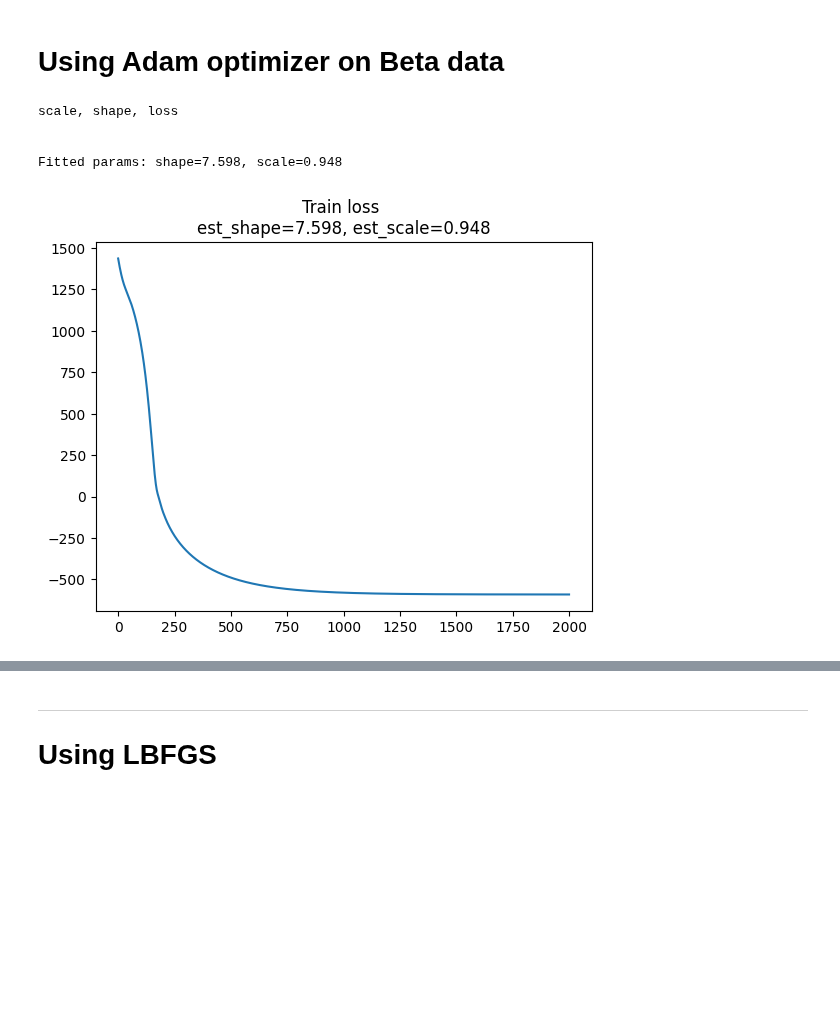
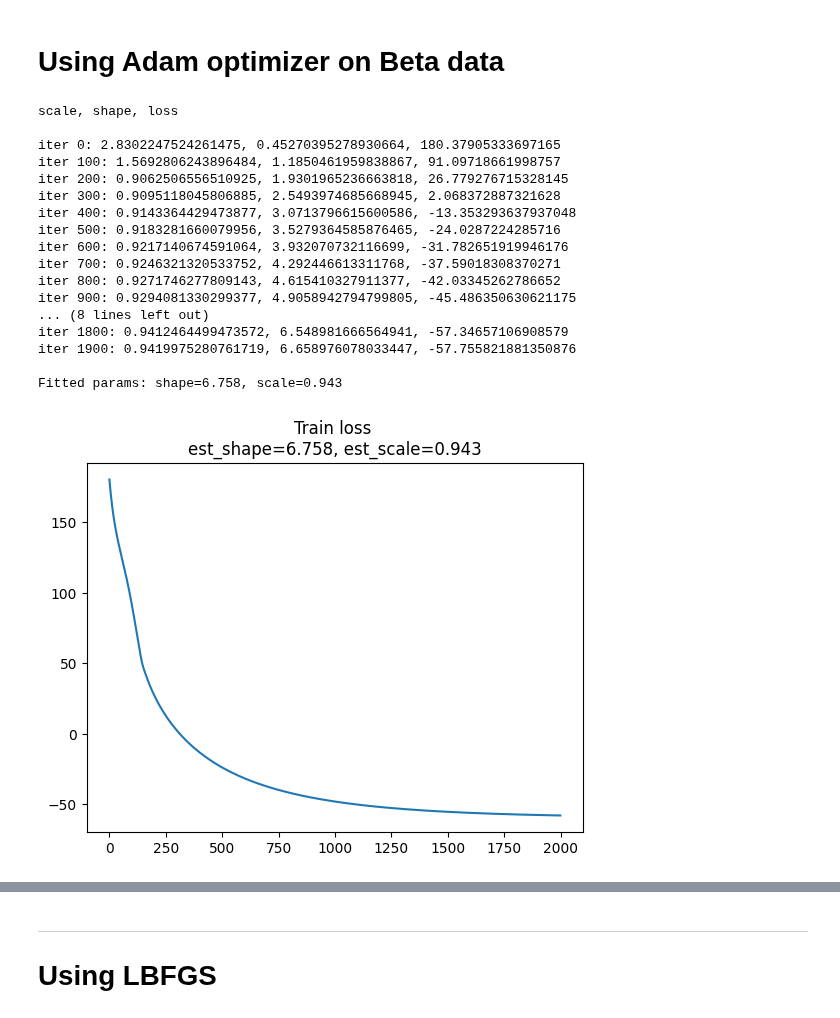
Before and after one commit to nayefahmad/ml-notes, a Jupyter notebook: 2023-05-02-pytorch-distribution-fitting.ipynb, the cells around one changed output, grey strips where cells are left out. Saved outputs shown, nothing was run; the diff lists cells and outputs as text; code cells hidden in the pictures; blank space fills up the shorter version.

```diff
--- a/2023-05-02-pytorch-distribution-fitting.ipynb
+++ b/2023-05-02-pytorch-distribution-fitting.ipynb
@@ -28,7 +34,7 @@ import matplotlib.pyplot as plt
 # %%
 np.random.seed(2023)
 
-n = 1000
+n = 100
 shape = .8
 scale = 1
 # %%
@@ -165,7 +156,8 @@ def train_loop(model, optimizer, data_tensor, n=1000):
         optimizer.step()
         optimizer.zero_grad()
         losses.append(loss)
-        # print(f'{lambda_}, {k}, {loss}')
+        if i % 100 == 0:
+            print(f'iter {i}: {lambda_}, {k}, {loss}')
 
     return losses
 # %%
@@ -236,33 +243,46 @@ estimated_shape = fitted_params.detach().numpy()[1]
 print(f'\nFitted params: shape={estimated_shape:.3f}, scale={estimated_scale:.3f}')
 # print(f'\nActual params: shape={shape}, scale={scale}')
 # print(f'\nabs(actual minus predicted) for shape={np.abs(shape-fitted_params[0].detach().numpy()):.2f}')
 # print(f'\nabs(actual minus predicted) for scale={np.abs(scale-fitted_params[1].detach().numpy()):.2f}')
 
 plt.plot(losses)
 plt.title(f'Train loss \nest_shape={estimated_shape:.3f}, est_scale={estimated_scale:.3f}')
 # plt.ylim(bottom=0)
 plt.show()
 
 
 txt = 'Fitted weibull vs beta_data_with_noise'
-subs = ['fitted weibull', 'beta with noise']
+subs = ['fitted weibull', 'data: beta with noise']
 fig, ax = plt.subplots(1, 2)
 weibull_dist = weibull_min(c=estimated_shape, scale=estimated_scale)
 x = np.linspace(0, estimated_scale*2, 1000)
 weibull_pdf = weibull_dist.pdf(x)
 ax[0].plot(x, weibull_pdf, label='fitted weibull')
 ax[1].hist(beta_data, density=True)
 
 for idx in range(2):
     ax[idx].set_title(subs[idx])
     ax[idx].set_xlim(0, 2.5)
     ax[idx].set_ylim(0, 3.0)
 
 fig.tight_layout()
 fig.show()
 # %% [output]
 scale, shape, loss
 
+iter 0: 2.8302247524261475, 0.45270395278930664, 180.37905333697165
+iter 100: 1.5692806243896484, 1.1850461959838867, 91.09718661998757
+iter 200: 0.9062506556510925, 1.9301965236663818, 26.779276715328145
+iter 300: 0.9095118045806885, 2.5493974685668945, 2.068372887321628
+iter 400: 0.9143364429473877, 3.0713796615600586, -13.353293637937048
+iter 500: 0.9183281660079956, 3.5279364585876465, -24.0287224285716
+iter 600: 0.9217140674591064, 3.932070732116699, -31.782651919946176
+iter 700: 0.9246321320533752, 4.292446613311768, -37.59018308370271
+iter 800: 0.9271746277809143, 4.615410327911377, -42.03345262786652
+iter 900: 0.9294081330299377, 4.9058942794799805, -45.486350630621175
+... (8 lines left out)
+iter 1800: 0.9412464499473572, 6.548981666564941, -57.34657106908579
+iter 1900: 0.9419975280761719, 6.658976078033447, -57.755821881350876
 
-Fitted params: shape=7.598, scale=0.948
+Fitted params: shape=6.758, scale=0.943
-[figure, old version]
+[figure, new version]
```
Also changed, not shown: parts of 12 cells of this notebook.
